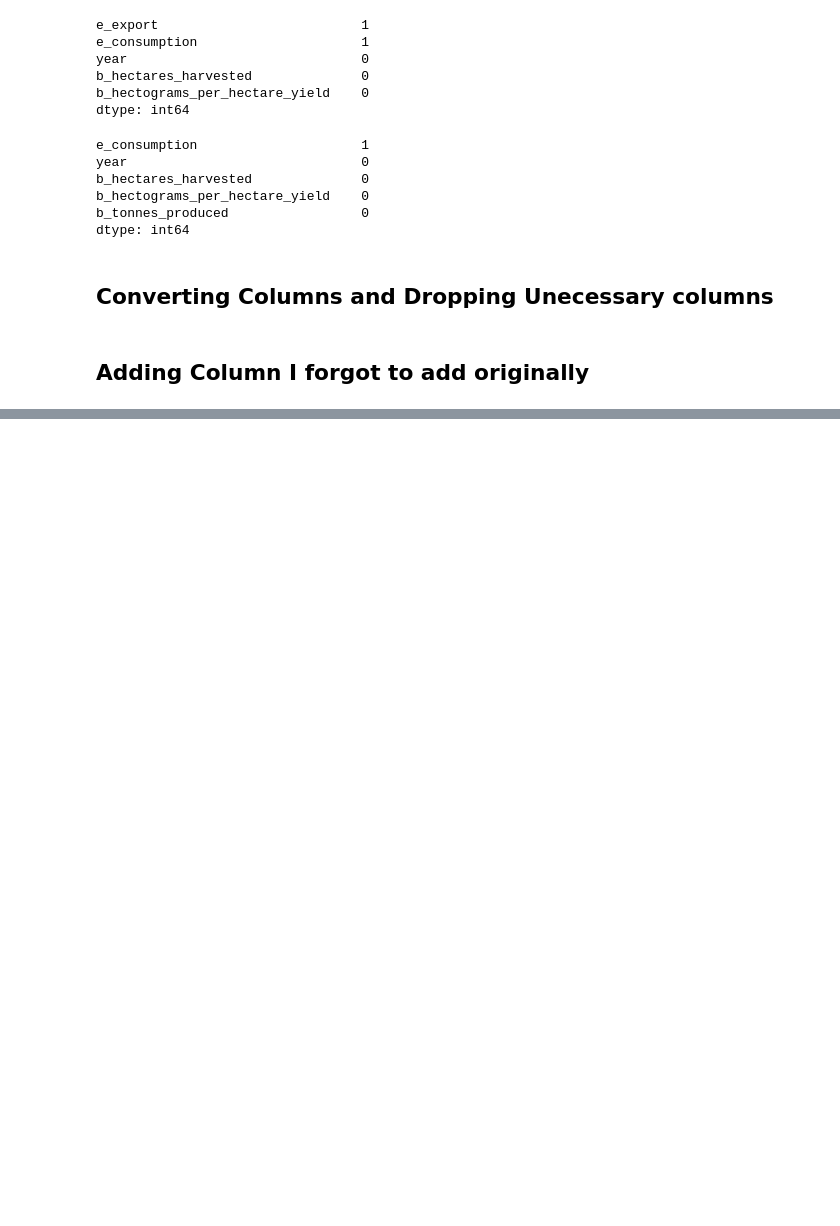
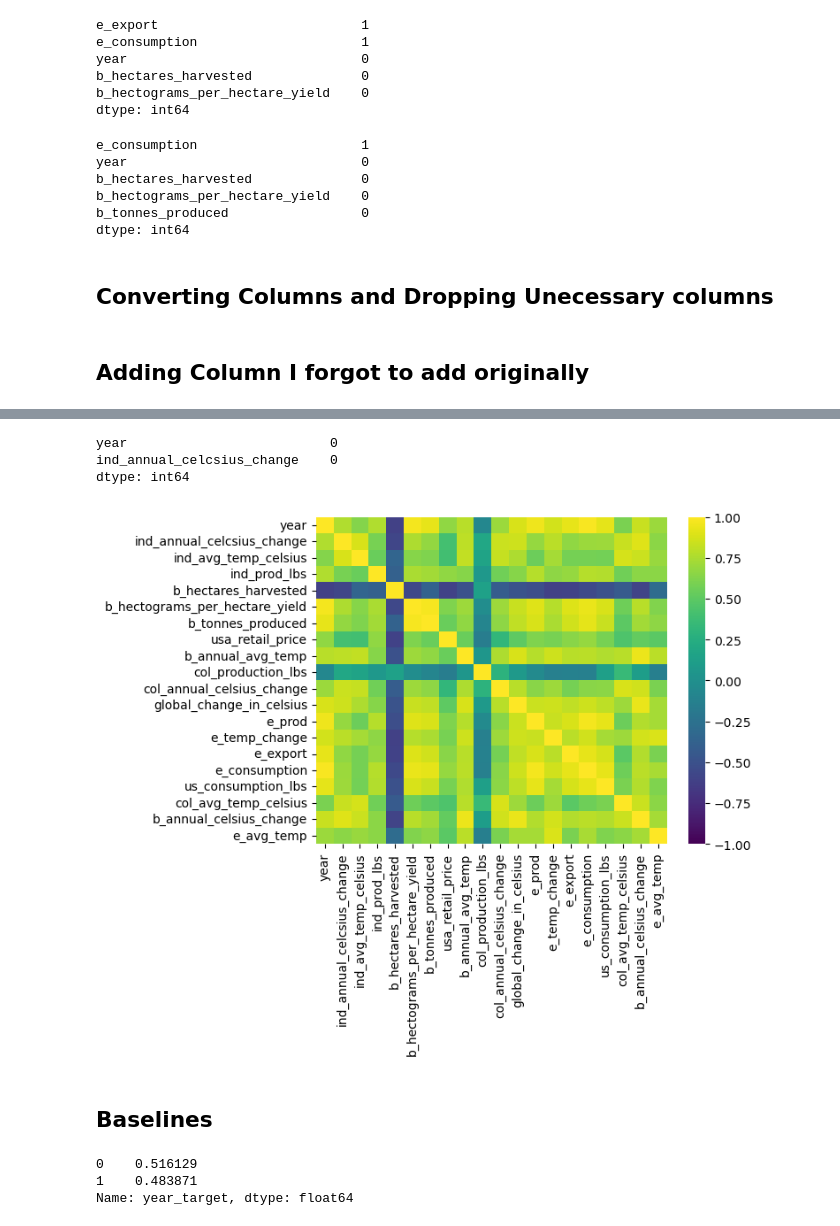
Before and after one commit to sanghyuns/Climate_Change_vs_Coffee_Production, a Jupyter notebook: capparelli.ipynb, the cells around one changed output, grey strips where cells are left out. Cells and saved outputs as stored; diff of their text form; code cells hidden in the pictures; blank space fills up the shorter version.

```diff
--- a/capparelli.ipynb
+++ b/capparelli.ipynb
@@ -471,0 +480,4 @@ df.to_csv('data/cleaned_merged_df.csv',index=False)
+# %%
+coffee_df = pd.read_csv('data/cleaned_merged_df3.csv')
+# %%
+coffee_df.drop(columns=['Unnamed: 0','Unnamed: 0.1'],inplace=True)
@@ -471,0 +493,12 @@ df.to_csv('data/cleaned_merged_df.csv',index=False)
+# %%
+coffee_df.isnull().sum().head(2)
+# %% [output]
+year                          0
+ind_annual_celcsius_change    0
+dtype: int64
+# %%
+sns.heatmap(coffee_df.corr(),cmap='viridis',vmin=-1);
+# %% [output]
+[figure, added]
+# %% [markdown]
+## Baselines
@@ -471,0 +509,7 @@ df.to_csv('data/cleaned_merged_df.csv',index=False)
+# %%
+coffee_df.year_target.value_counts(normalize=True)
+# 51 / 48 split, 51 percent of the years in the data is before 2005, 48% is after
+# %% [output]
+0    0.516129
+1    0.483871
+Name: year_target, dtype: float64
```
Also changed, not shown: parts of 28 cells of this notebook.
